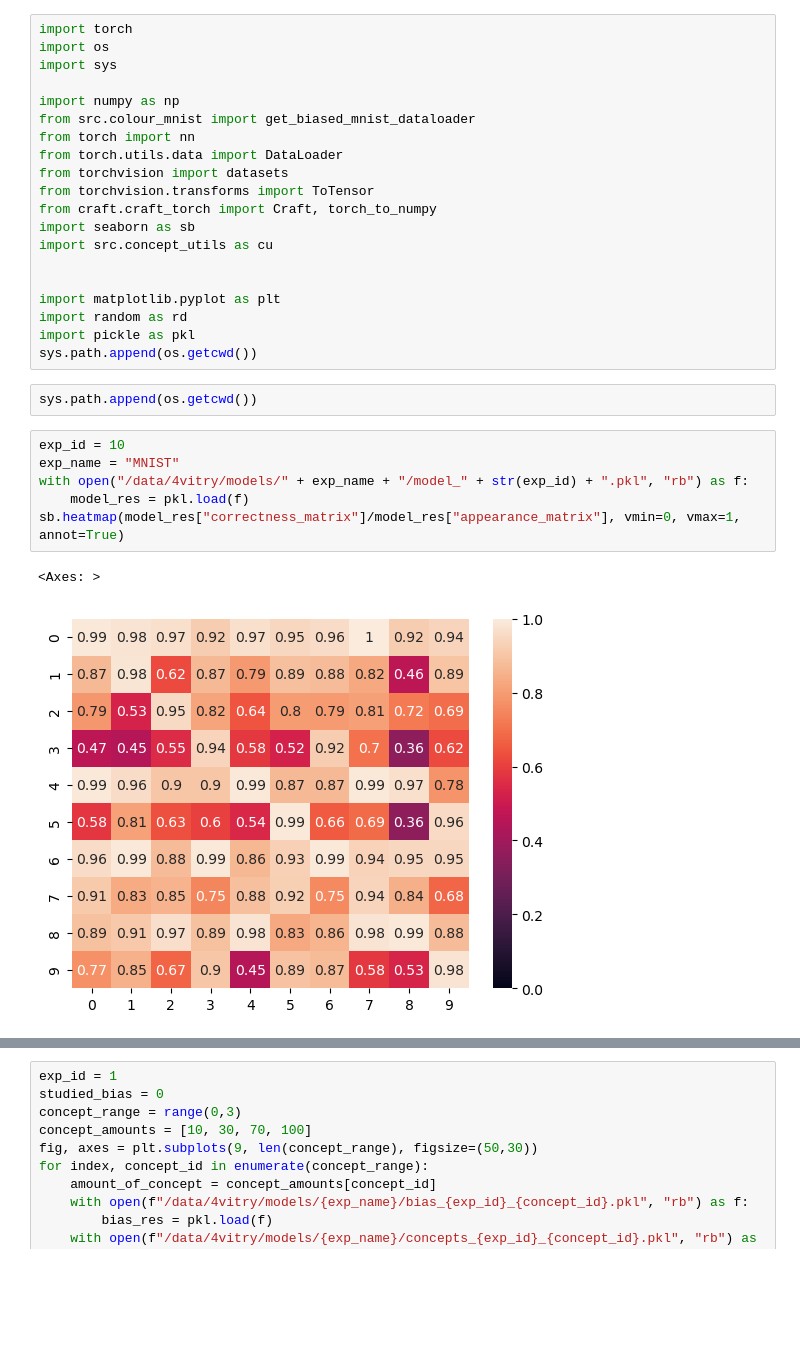
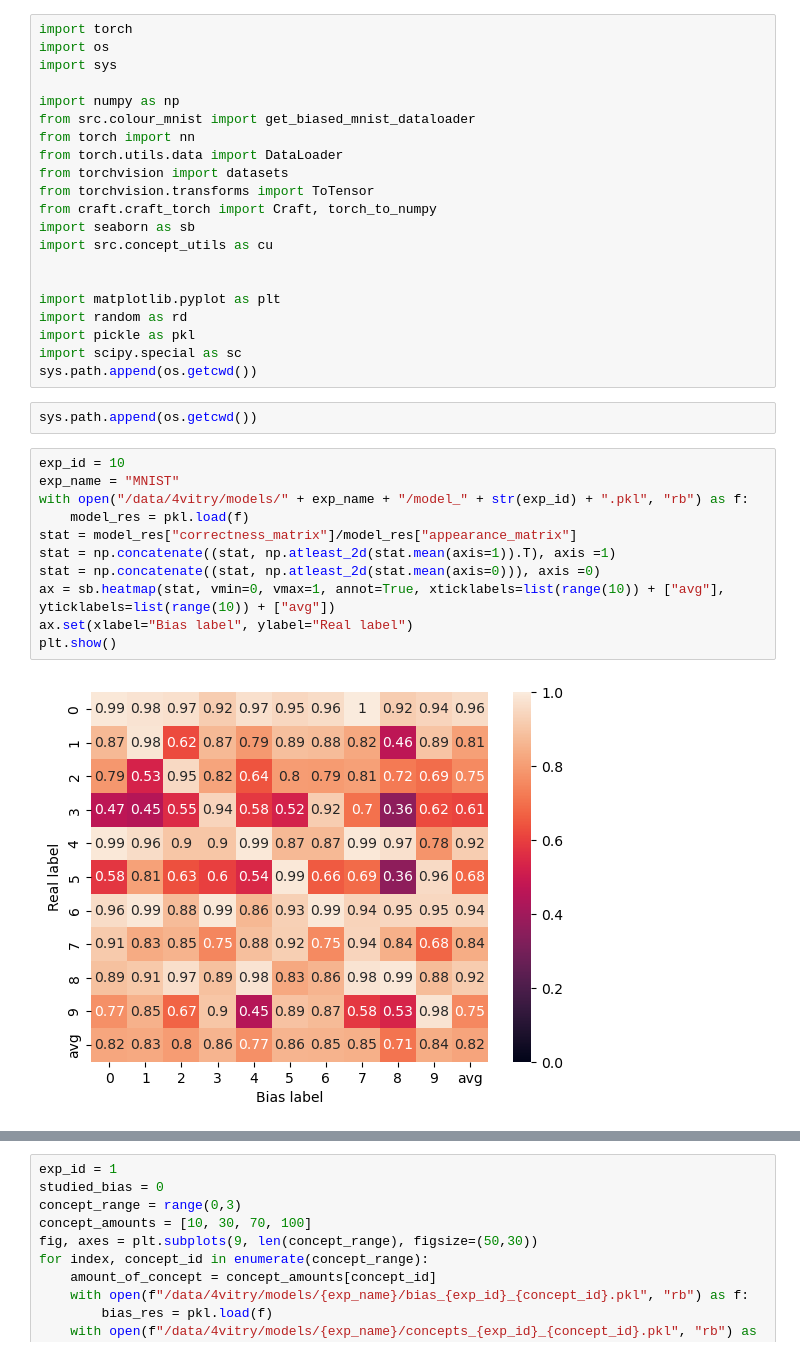
Before and after one commit to vitryt/label-free-bias-identification, a Jupyter notebook: data_recovery.ipynb, the cells around one changed output, grey strips where cells are left out. Drawn from its saved outputs; the diff is of its cells as text; blank space fills up the shorter version.

```diff
--- a/data_recovery.ipynb
+++ b/data_recovery.ipynb
@@ -17,15 +17,20 @@ import src.concept_utils as cu
 import matplotlib.pyplot as plt
 import random as rd
 import pickle as pkl
+import scipy.special as sc
 sys.path.append(os.getcwd())
 # %%
 sys.path.append(os.getcwd())
 # %%
 exp_id = 10
 exp_name = "MNIST"
 with open("/data/4vitry/models/" + exp_name + "/model_" + str(exp_id) + ".pkl", "rb") as f:
     model_res = pkl.load(f)
-sb.heatmap(model_res["correctness_matrix"]/model_res["appearance_matrix"], vmin=0, vmax=1, annot=True)
+stat = model_res["correctness_matrix"]/model_res["appearance_matrix"]
+stat = np.concatenate((stat, np.atleast_2d(stat.mean(axis=1)).T), axis =1)
+stat = np.concatenate((stat, np.atleast_2d(stat.mean(axis=0))), axis =0)
+ax = sb.heatmap(stat, vmin=0, vmax=1, annot=True, xticklabels=list(range(10)) + ["avg"], yticklabels=list(range(10)) + ["avg"])
+ax.set(xlabel="Bias label", ylabel="Real label")
+plt.show()
 # %% [output]
-<Axes: >
-[figure, old version]
+[figure, new version]
```
Also changed, not shown: parts of 14 cells of this notebook, 5 other files.
